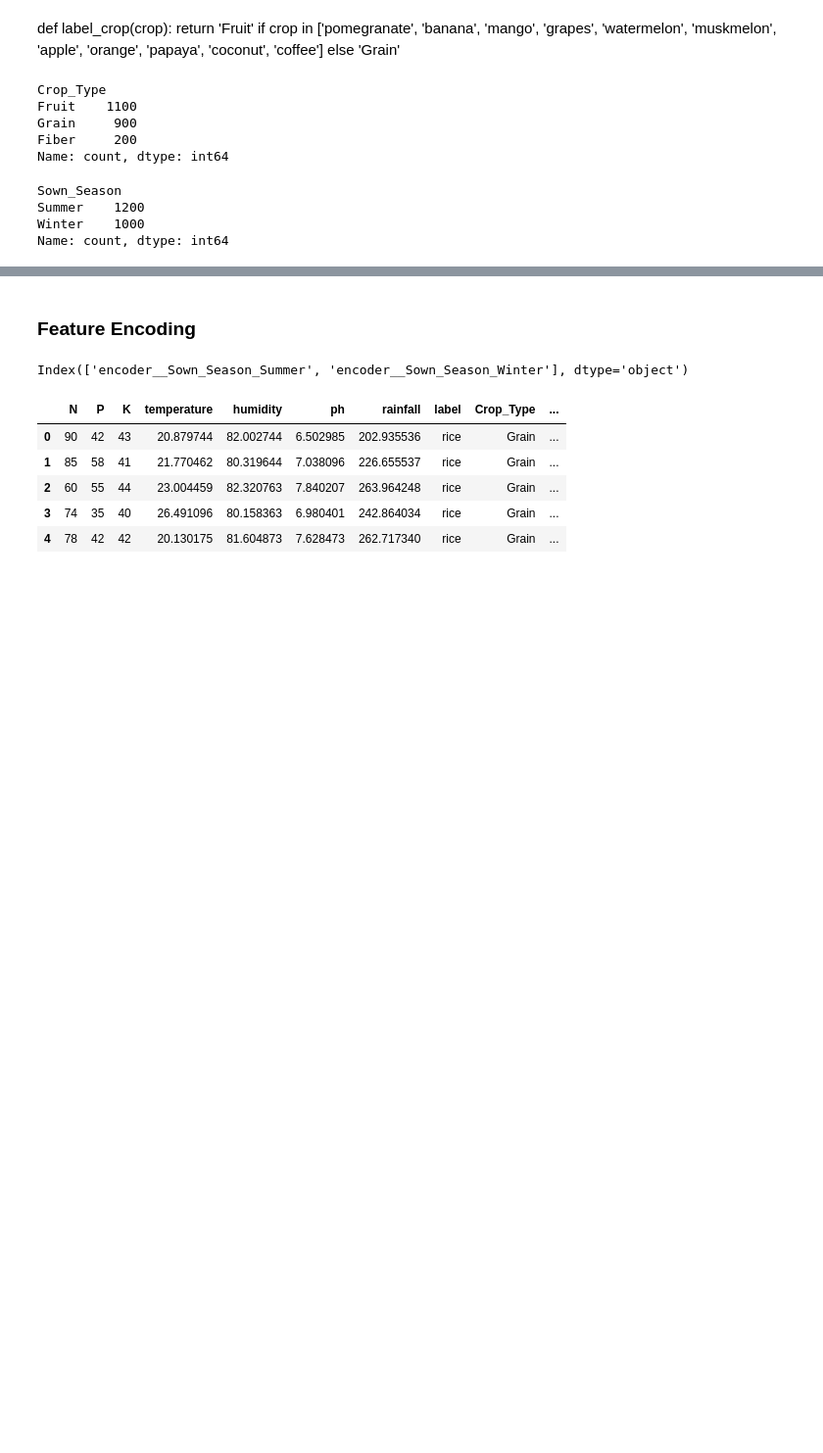
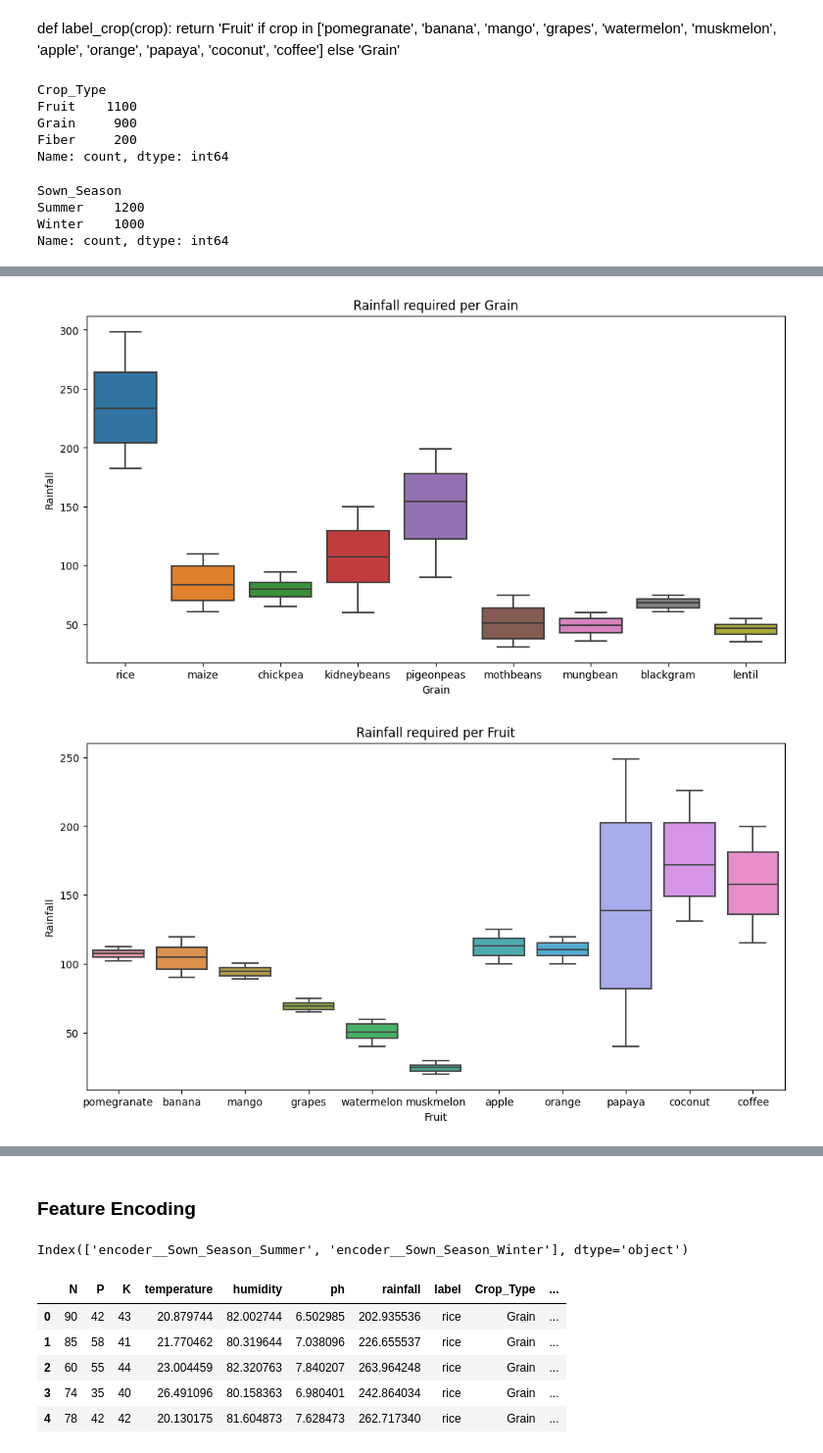
Before and after one commit to Abhijith-Nagarajan/Bayer, a Jupyter notebook: Crop_Recommendation/crop-recommendation.ipynb, the cells around one changed output, grey strips where cells are left out. Shown at 98% size. Saved outputs shown, nothing was run; the diff lists cells and outputs as text; code cells hidden in the pictures; blank space fills up the shorter version.

```diff
--- a/Crop_Recommendation/crop-recommendation.ipynb
+++ b/Crop_Recommendation/crop-recommendation.ipynb
@@ -136,0 +174,7 @@ for crop in crops_list:
+# %%
+for crop_type in crop_types:
+    crop_df = df[df.Crop_Type==crop_type]
+    plot_features_per_crop_type(crop_df,crop_type,"rainfall")
+# %% [output]
+[figure, added]
+[figure, added]
```
Also changed, not shown: parts of 11 cells of this notebook, 1 other file.
